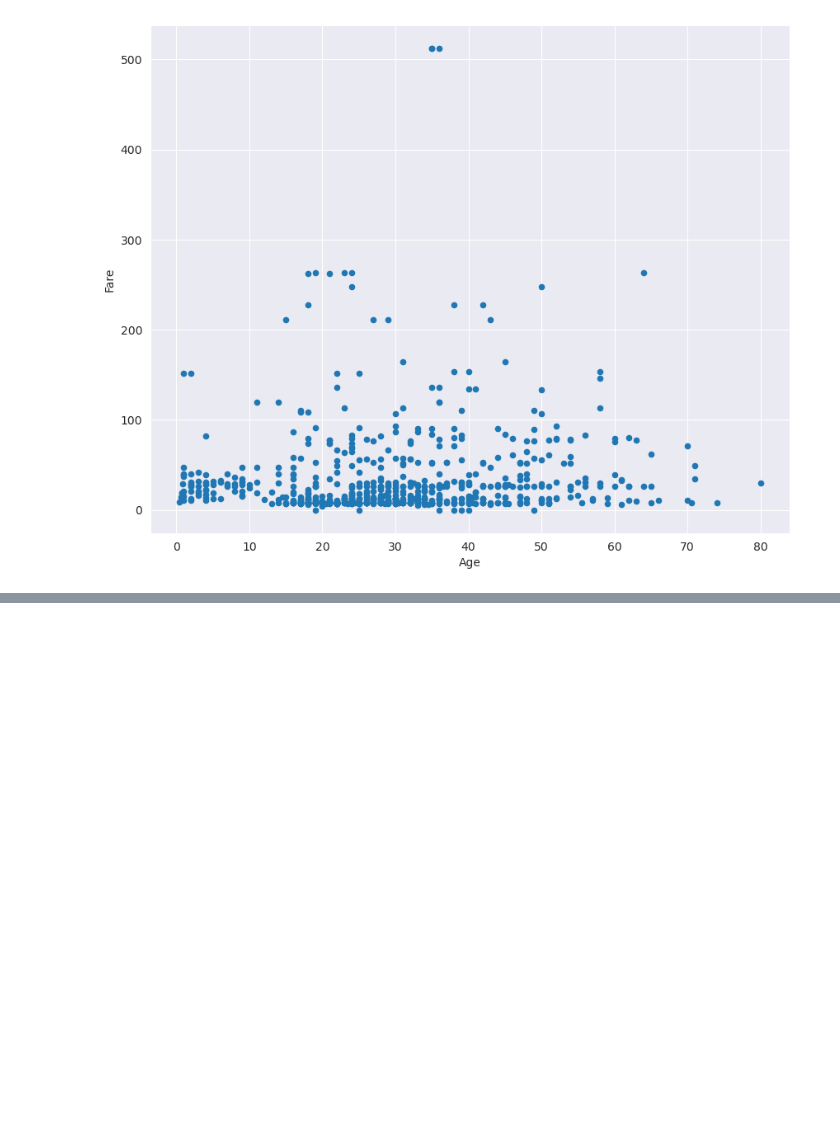
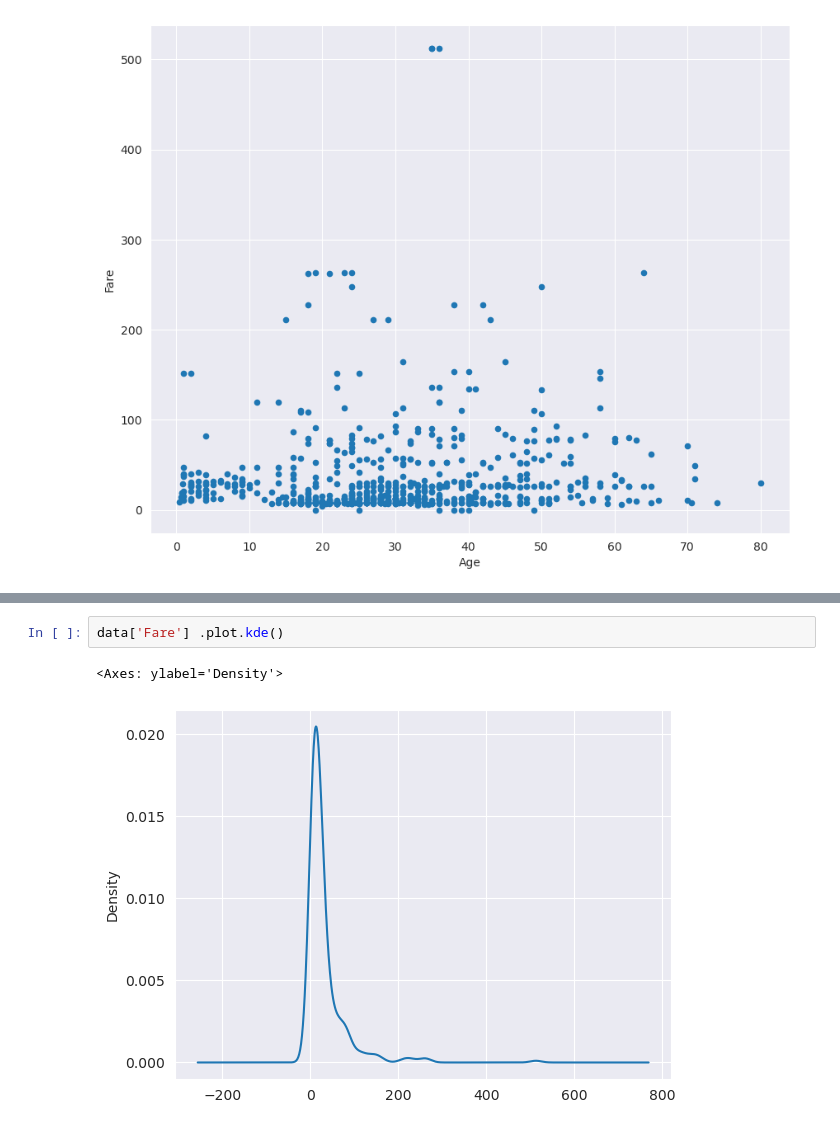
Before and after one commit to MDVR9980/DataScience, a Jupyter notebook: Vis/Vis_001.ipynb, the cells around one changed output, grey strips where cells are left out. Drawn from its saved outputs; the diff is of its cells as text; blank space fills up the shorter version.

```diff
--- a/Vis/Vis_001.ipynb
+++ b/Vis/Vis_001.ipynb
@@ -73,0 +93,5 @@ data.plot.hexbin(x='Age', y='Pclass', gridsize=30, figsize=(10, 8))
+# %%
+data['Fare'] .plot.kde()
+# %% [output]
+<Axes: ylabel='Density'>
+[figure, added]
```
Also changed, not shown: parts of 13 cells of this notebook.
